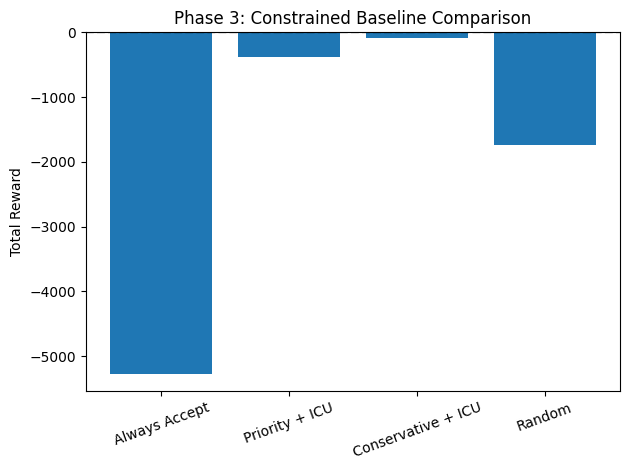
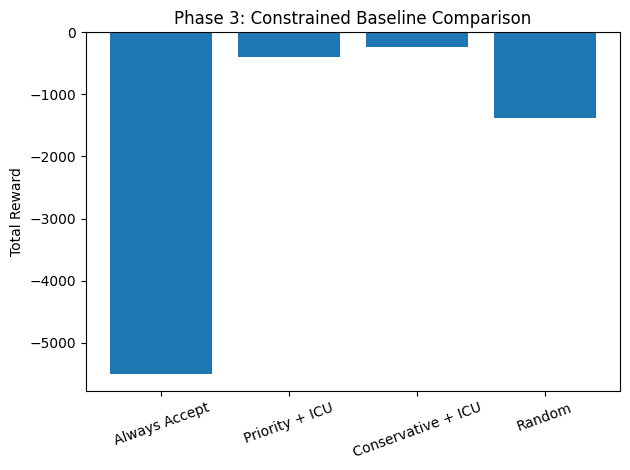
Code edit (unified diff) that turned the first committed figure into the second:
--- before
+++ after
@@ -5,26 +5,35 @@
 import matplotlib.pyplot as plt
 
-# -------------------------------
-# Setup Project Path
-# -------------------------------
+
 PROJECT_ROOT = os.path.abspath(os.path.join(os.getcwd(), ".."))
-sys.path.insert(0, PROJECT_ROOT)
+if PROJECT_ROOT not in sys.path:
+    sys.path.insert(0, PROJECT_ROOT)
 
 from utils.hospital_env import HospitalEnv
 
-# -------------------------------
-# Reproducibility
-# -------------------------------
+
 random.seed(42)
 
-# -------------------------------
-# Load Data
-# -------------------------------
+
 data = pd.read_csv("../data/synthetic_hospital_data.csv")
 
 
-# -------------------------------
-# Baseline Runner Function
-# -------------------------------
+def safe_step(env, action):
+    result = env.step(action)
+
+    if len(result) == 3:
+        next_state, reward, done = result
+    elif len(result) == 4:
+        next_state, reward, done, _ = result
+    elif len(result) == 5:
+        next_state, reward, terminated, truncated, _ = result
+        done = terminated or truncated
+    else:
+        raise ValueError("Unexpected return from env.step()")
+
+    return next_state, reward, done
+
+
+
 def run_baseline(policy_function):
     env = HospitalEnv(data)
@@ -35,5 +44,8 @@
     while not done:
         action = policy_function(state)
-        state, reward, done = env.step(action)
+
+        # ✅ FIXED LINE
+        state, reward, done = safe_step(env, action)
+
         total_reward += reward
 
@@ -41,18 +53,16 @@
 
 
-# -------------------------------
-# Baseline Policies
-# -------------------------------
 
-# A: Always Accept
+
+
 def always_accept_policy(state):
     return 1
 
 
-# B: Priority + ICU Aware (Improved)
+
 def priority_policy(state):
     _, _, priority, _, icu_ratio = state
 
-    if priority == 2:  # Critical
+    if priority == 2:
         return 1
 
@@ -63,9 +73,8 @@
 
 
-# C: Conservative + ICU Aware (Improved)
+
 def conservative_policy(state):
     _, _, priority, no_show_prob, icu_ratio = state
 
-    # Always accept critical
     if priority == 2:
         return 1
@@ -77,12 +86,10 @@
 
 
-# D: Random
+
 def random_policy(state):
     return random.randint(0, 1)
 
 
-# -------------------------------
-# Run All Baselines
-# -------------------------------
+
 results = {
     "Always Accept": run_baseline(always_accept_policy),
@@ -92,19 +99,15 @@
 }
 
-# -------------------------------
-# Print Results
-# -------------------------------
+
 for name, reward in results.items():
     print(f"{name} Total Reward: {reward}")
 
-# -------------------------------
-# Plot Comparison
-# -------------------------------
+
+
 plt.figure()
 plt.bar(results.keys(), results.values())
 plt.ylabel("Total Reward")
 plt.title("Phase 3: Constrained Baseline Comparison")
-plt.axhline(0, color="black", linestyle="--")
-plt.axhline(0, color="black", linestyle="--")
+plt.axhline(0, linestyle="--")
 plt.xticks(rotation=20)
 plt.tight_layout()

Commit: Updated app.py